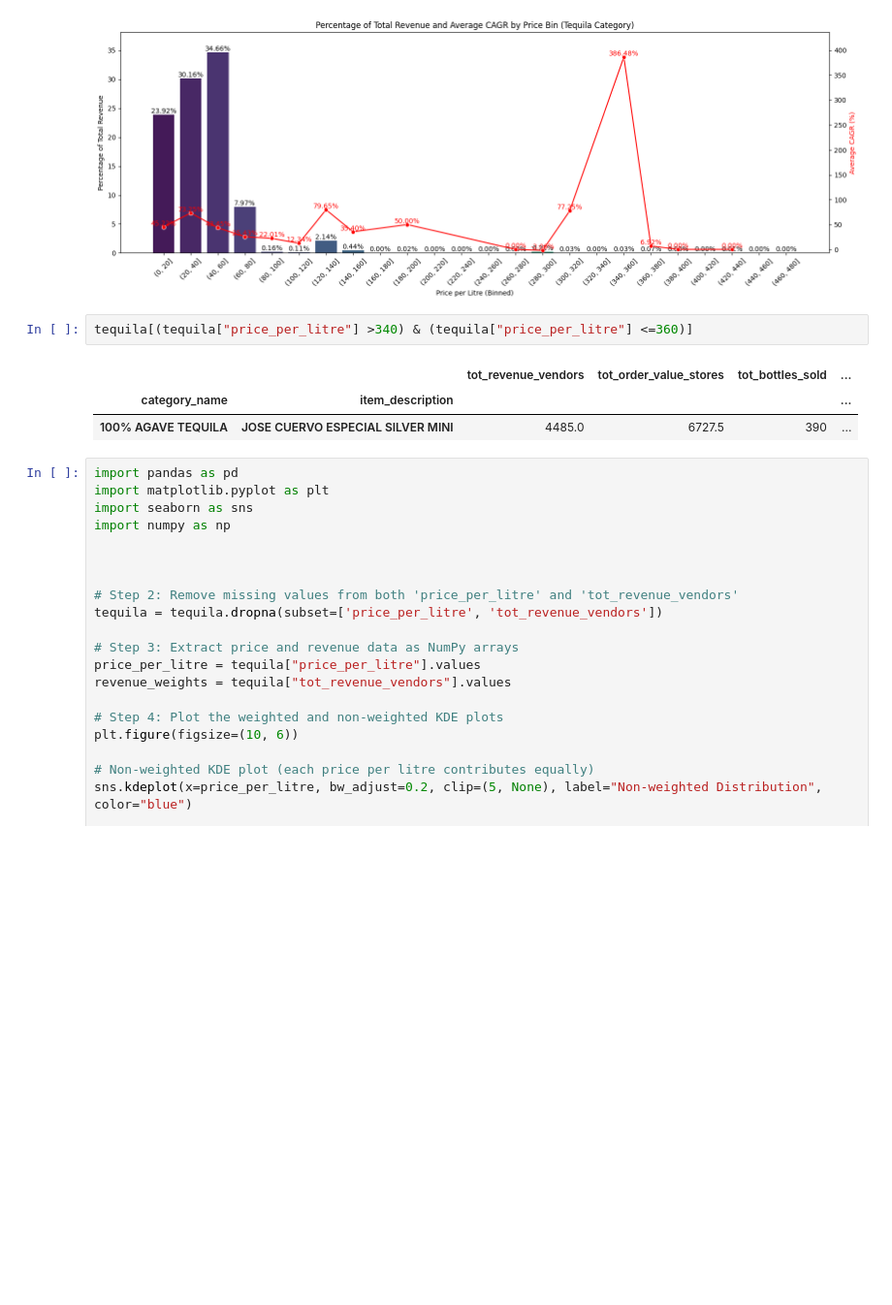
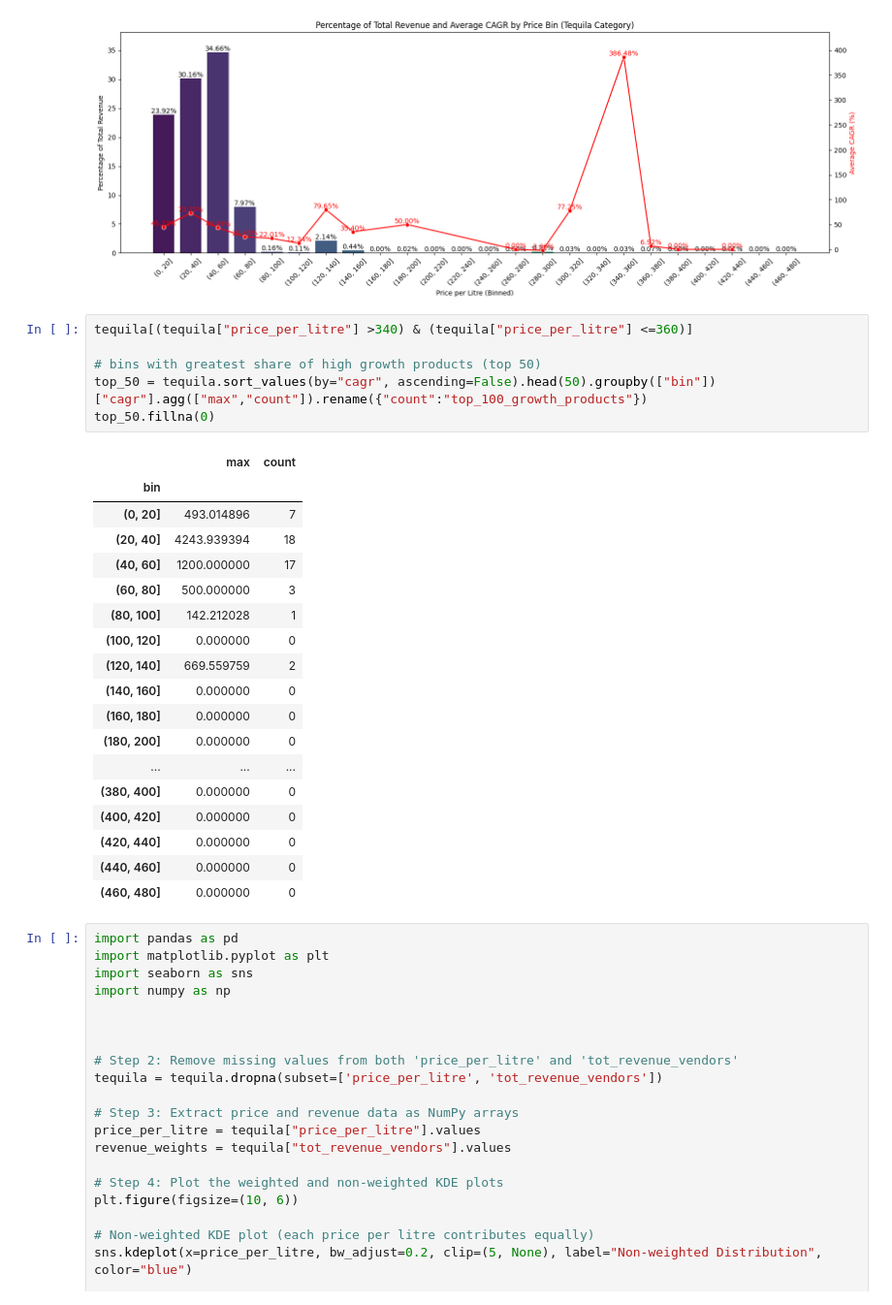
Before and after one commit to Nassim814/sales_iowa_analysis, a Jupyter notebook: 01_data_exploration.ipynb, the cells around one changed output. Shown at 97% size. Cells and saved outputs as stored; diff of their text form; blank space fills up the shorter version.

```diff
--- a/01_data_exploration.ipynb
+++ b/01_data_exploration.ipynb
@@ -1435,12 +1430,31 @@ posx and posy should be finite values
 posx and posy should be finite values
 posx and posy should be finite values
 [figure]
-# %%
-tequila[(tequila["price_per_litre"] >340) & (tequila["price_per_litre"] <=360)]
-# %% [output]
-|  |  | tot_revenue_vendors | tot_order_value_stores | tot_bottles_sold | ... |
-| category_name | item_description |  |  |  | ... |
-| 100% AGAVE TEQUILA | JOSE CUERVO ESPECIAL SILVER MINI | 4485.0 | 6727.5 | 390 | ... |
+# %%
+tequila[(tequila["price_per_litre"] >340) & (tequila["price_per_litre"] <=360)]
+
+# bins with greatest share of high growth products (top 50)
+top_50 = tequila.sort_values(by="cagr", ascending=False).head(50).groupby(["bin"])["cagr"].agg(["max","count"]).rename({"count":"top_100_growth_products"})
+top_50.fillna(0)
+# %% [output]
+|  | max | count |
+| bin |  |  |
+| (0, 20] | 493.014896 | 7 |
+| (20, 40] | 4243.939394 | 18 |
+| (40, 60] | 1200.000000 | 17 |
+| (60, 80] | 500.000000 | 3 |
+| (80, 100] | 142.212028 | 1 |
+| (100, 120] | 0.000000 | 0 |
+| (120, 140] | 669.559759 | 2 |
+| (140, 160] | 0.000000 | 0 |
+| (160, 180] | 0.000000 | 0 |
+| (180, 200] | 0.000000 | 0 |
+| ... | ... | ... |
+| (380, 400] | 0.000000 | 0 |
+| (400, 420] | 0.000000 | 0 |
+| (420, 440] | 0.000000 | 0 |
+| (440, 460] | 0.000000 | 0 |
+| (460, 480] | 0.000000 | 0 |
 # %%
 import pandas as pd
 import matplotlib.pyplot as plt
```
Also changed, not shown: parts of 5 cells of this notebook, 1 other file.
